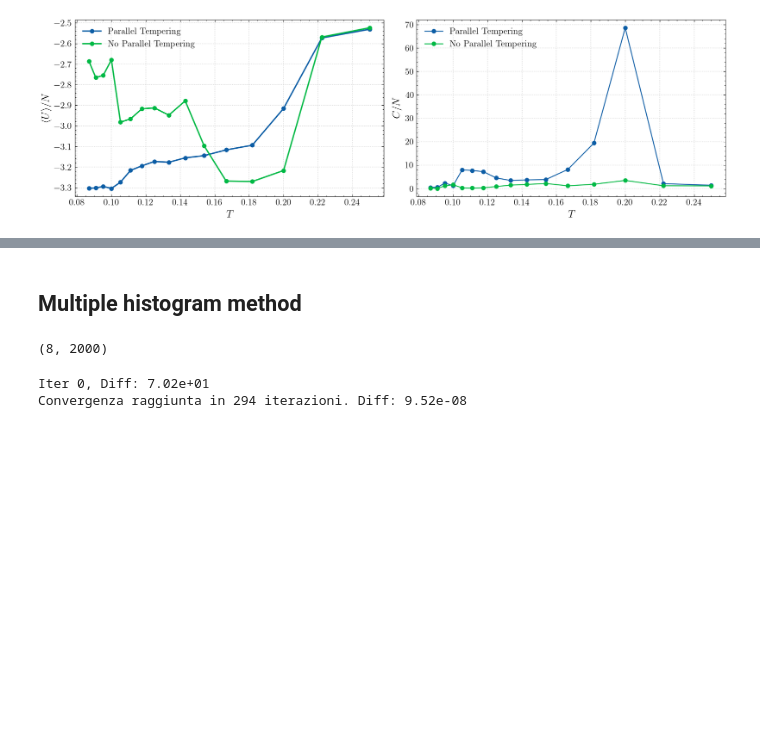
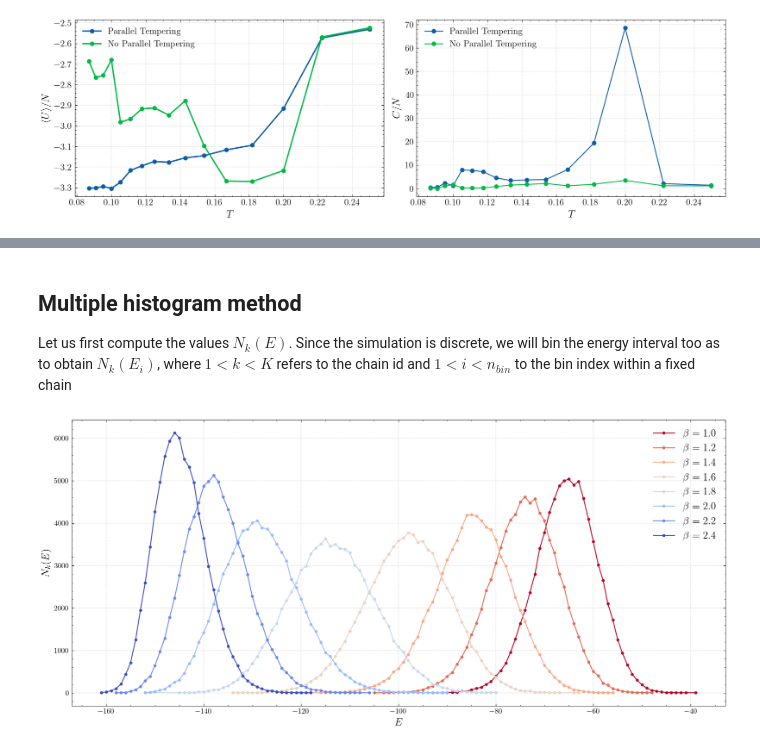
Before and after one commit to lorenzorizzi17/NumericalMethodsForSoftMatter, a Jupyter notebook: MolecularDynamics/Ex4/analysis.ipynb, the cells around one changed output, grey strips where cells are left out. Cells and saved outputs as stored; diff of their text form; code cells hidden in the pictures; blank space fills up the shorter version.

```diff
--- a/MolecularDynamics/Ex4/analysis.ipynb
+++ b/MolecularDynamics/Ex4/analysis.ipynb
@@ -167,5 +167,7 @@ plt.show()
 # %% [markdown]
 ## Multiple histogram method
+
+Let us first compute the values $N_k(E)$. Since the simulation is discrete, we will bin the energy interval too as to obtain $N_k(E_i)$, where $1 < k < K$ refers to the chain id and $1<i< n_{bin}$ to the bin index within a fixed chain
 # %%
 import numpy as np
 import matplotlib.pyplot as plt
@@ -176,11 +178,11 @@ beta = [1., 1.2, 1.4, 1.6, 1.8, 2., 2.2, 2.4]
 K = len(beta)
 
 n_bins = 2000  # Number of bins for the global histogram
-burnin = 50000 # Rows to discard for equilibration
-tol = 1e-7 # Tolerance for convergence
+burnin = 20000 # Rows to discard for equilibration
+tol = 1e-8 # Tolerance for convergence
 max_iter = 5000  # Iteration limit
 
-# --- 1. DATA LOADING AND GLOBAL BINNING ---
+
 energy_data = [] # List of arrays, one for each T
 M_k = []         # Number of valid samples for each T (M_k in your formula)
 
@@ -204,54 +206,20 @@ for i in range(K):
     hist, _ = np.histogram(energy_data[i], bins=bins)
     histograms[i, :] = hist
 # %%
-histograms.shape
+plt.figure(figsize=(13, 6), dpi=150)
+colors = plt.cm.coolwarm(np.linspace(0, 1, K))[::-1]
+for k in range(K):
+    # Most of the bins will be empty, plot only non-zero entries
+    nonzero_mask = histograms[k] > 0
+    nonzero_histo = histograms[k][nonzero_mask]
+    bin_centers_nonzero = bin_centers[nonzero_mask]
+    plt.plot(bin_centers_nonzero, nonzero_histo, marker = "o", markersize=3, linestyle='-', linewidth=1.2, label = rf"$\beta={beta[k]:.1f}$", color=colors[k])
+plt.xlabel(r'$E$', fontsize=14)
+plt.ylabel(r'$N_k(E)$', fontsize=14)
+plt.grid(True, linestyle=':', linewidth=0.8, alpha=0.6)
+plt.legend(fontsize=14)
+plt.tight_layout()
+plt.savefig("/home/lrizzi17/NumericalMethods/tex2/FIG/HistogramsMHM.pdf", dpi = 300)
+plt.show()
 # %% [output]
-(8, 2000)
+[figure, added]
-# %%
-# Log-sum trick setup:
-beta = np.array(beta)
-H_tot = np.sum(histograms, axis=0)
-
-# Maschera per i bin validi (evitiamo log(0))
-valid_mask = H_tot > 0
-E_valid = bin_centers[valid_mask]
-H_tot_valid = H_tot[valid_mask]
-
-
-F_k = np.zeros(K)
-F_k_old = np.zeros(K)
-
-for iteration in range(max_iter):
-
-    log_terms = np.zeros((K, len(E_valid)))
-    for k in range(K): # Compute lambda term
-        log_terms[k, :] = np.log(M_k[k]) - beta[k] * E_valid + F_k[k]
-
-    # LogSumExp trick: log(sum(exp(x))) = max + log(sum(exp(x-max)))
-    max_log = np.max(log_terms, axis=0)
-    log_denom = max_log + np.log(np.sum(np.exp(log_terms - max_log), axis=0))
-
-    ln_rho = np.log(H_tot_valid) - log_denom
-
-    for k in range(K):
-        log_integrand = ln_rho - beta[k] * E_valid
-
-        # LogSumExp sull'energia
-        max_val = np.max(log_integrand)
-        log_Z = max_val + np.log(np.sum(np.exp(log_integrand - max_val)))
-        F_k[k] = -log_Z
-
-    F_k -= F_k[0]
-
-    diff = np.max(np.abs(F_k - F_k_old))
-    if diff < tol:
-        print(f"Convergenza raggiunta in {iteration} iterazioni. Diff: {diff:.2e}")
-        break
-
-    F_k_old = F_k.copy()
-
-    if iteration % 500 == 0:
-        print(f"Iter {iteration}, Diff: {diff:.2e}")
-# %% [output]
-Iter 0, Diff: 7.02e+01
-Convergenza raggiunta in 294 iterazioni. Diff: 9.52e-08
```
Also changed, not shown: parts of 6 cells of this notebook, 6 other files.
